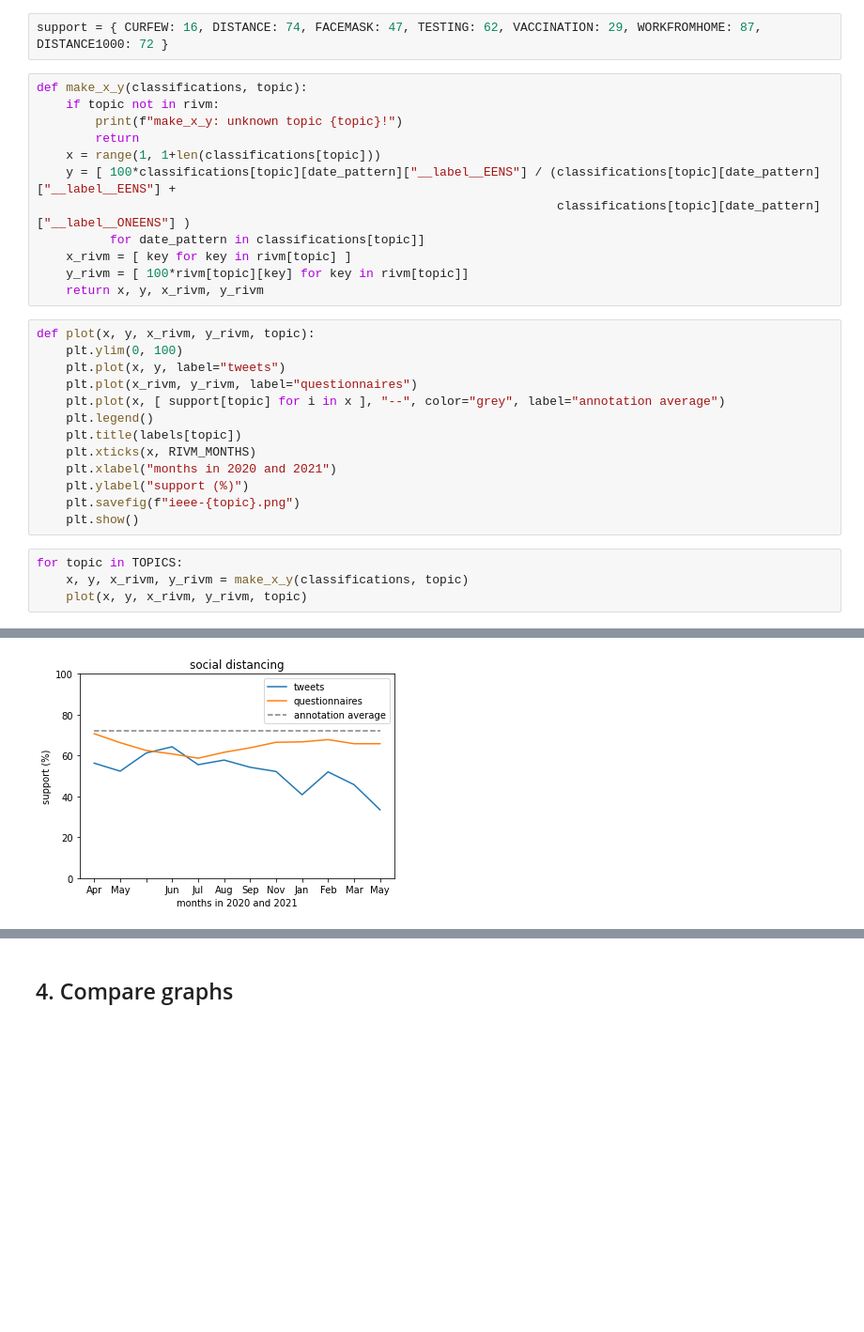
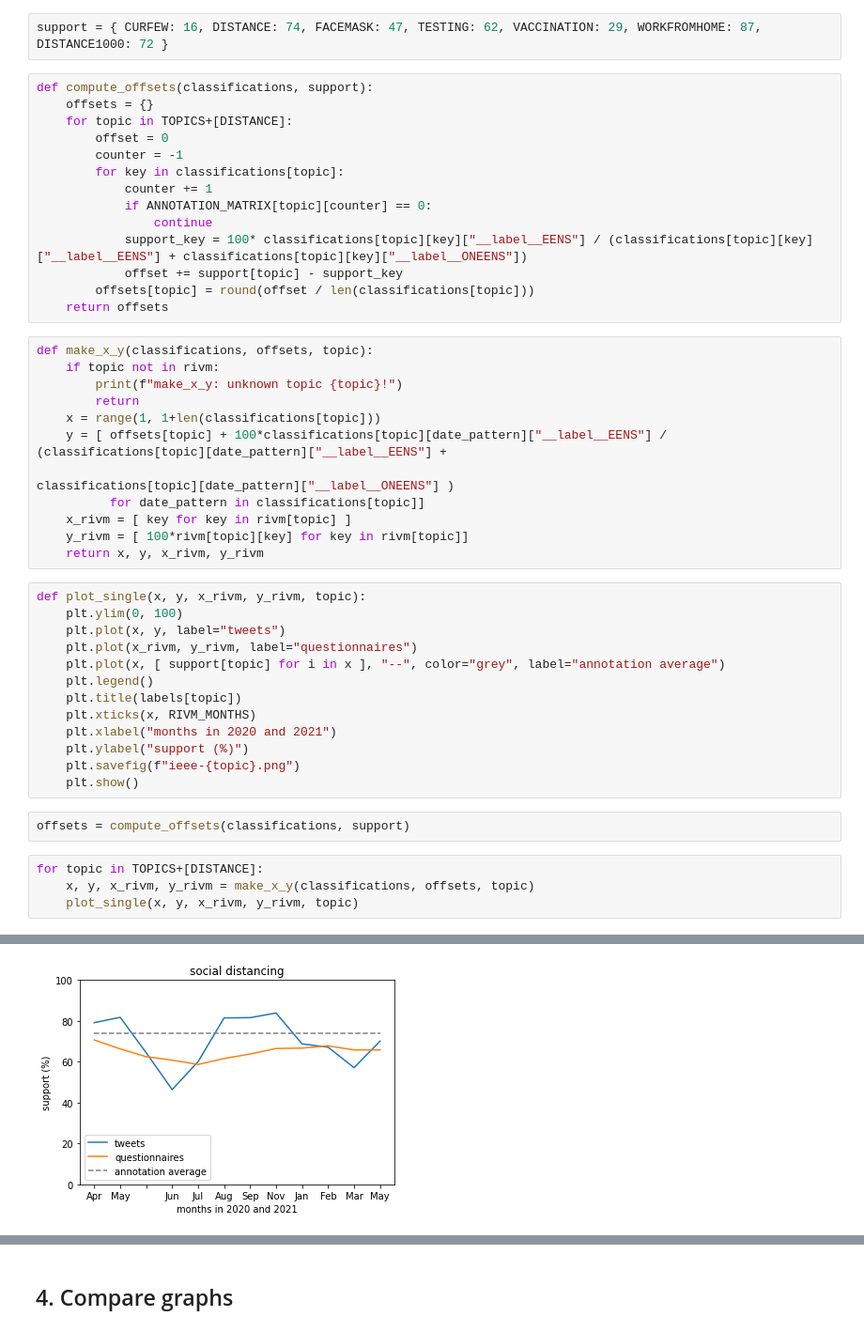
Before and after one commit to puregome/notebooks, a Jupyter notebook: ieee.ipynb, the cells around one changed output, grey strips where cells are left out. Shown at 94% size. Cells and saved outputs as stored; diff of their text form; blank space fills up the shorter version.

```diff
--- a/ieee.ipynb
+++ b/ieee.ipynb
@@ -220,19 +304,33 @@ rivm[WORKFROMHOME] = { 7: 0.724, 8: 0.767, 9: 0.803, 10: 0.824, 11: 0.784, 12: 0
 # %%
 support = { CURFEW: 16, DISTANCE: 74, FACEMASK: 47, TESTING: 62, VACCINATION: 29, WORKFROMHOME: 87, DISTANCE1000: 72 }
+# %%
+def compute_offsets(classifications, support):
+    offsets = {}
+    for topic in TOPICS+[DISTANCE]:
+        offset = 0
+        counter = -1
+        for key in classifications[topic]:
+            counter += 1
+            if ANNOTATION_MATRIX[topic][counter] == 0:
+                continue
+            support_key = 100* classifications[topic][key]["__label__EENS"] / (classifications[topic][key]["__label__EENS"] + classifications[topic][key]["__label__ONEENS"])
+            offset += support[topic] - support_key
+        offsets[topic] = round(offset / len(classifications[topic]))
+    return offsets
 # %%
-def make_x_y(classifications, topic):
+def make_x_y(classifications, offsets, topic):
     if topic not in rivm:
         print(f"make_x_y: unknown topic {topic}!")
         return
     x = range(1, 1+len(classifications[topic]))
-    y = [ 100*classifications[topic][date_pattern]["__label__EENS"] / (classifications[topic][date_pattern]["__label__EENS"] +
-                                                                       classifications[topic][date_pattern]["__label__ONEENS"] )
+    y = [ offsets[topic] + 100*classifications[topic][date_pattern]["__label__EENS"] / (classifications[topic][date_pattern]["__label__EENS"] +
+                                                                                        classifications[topic][date_pattern]["__label__ONEENS"] )
           for date_pattern in classifications[topic]]
     x_rivm = [ key for key in rivm[topic] ]
     y_rivm = [ 100*rivm[topic][key] for key in rivm[topic]]
     return x, y, x_rivm, y_rivm
 # %%
-def plot(x, y, x_rivm, y_rivm, topic):
+def plot_single(x, y, x_rivm, y_rivm, topic):
     plt.ylim(0, 100)
     plt.plot(x, y, label="tweets")
     plt.plot(x_rivm, y_rivm, label="questionnaires")
@@ -244,8 +342,10 @@ def plot(x, y, x_rivm, y_rivm, topic):
     plt.ylabel("support (%)")
     plt.savefig(f"ieee-{topic}.png")
     plt.show()
+# %%
+offsets = compute_offsets(classifications, support)
 # %%
-for topic in TOPICS:
-    x, y, x_rivm, y_rivm = make_x_y(classifications, topic)
-    plot(x, y, x_rivm, y_rivm, topic)
+for topic in TOPICS+[DISTANCE]:
+    x, y, x_rivm, y_rivm = make_x_y(classifications, offsets, topic)
+    plot_single(x, y, x_rivm, y_rivm, topic)
 # %% [output]
@@ -258 +358 @@ for topic in TOPICS:
-[figure, old version]
+[figure, new version]
```
Also changed, not shown: parts of 18 cells of this notebook.
